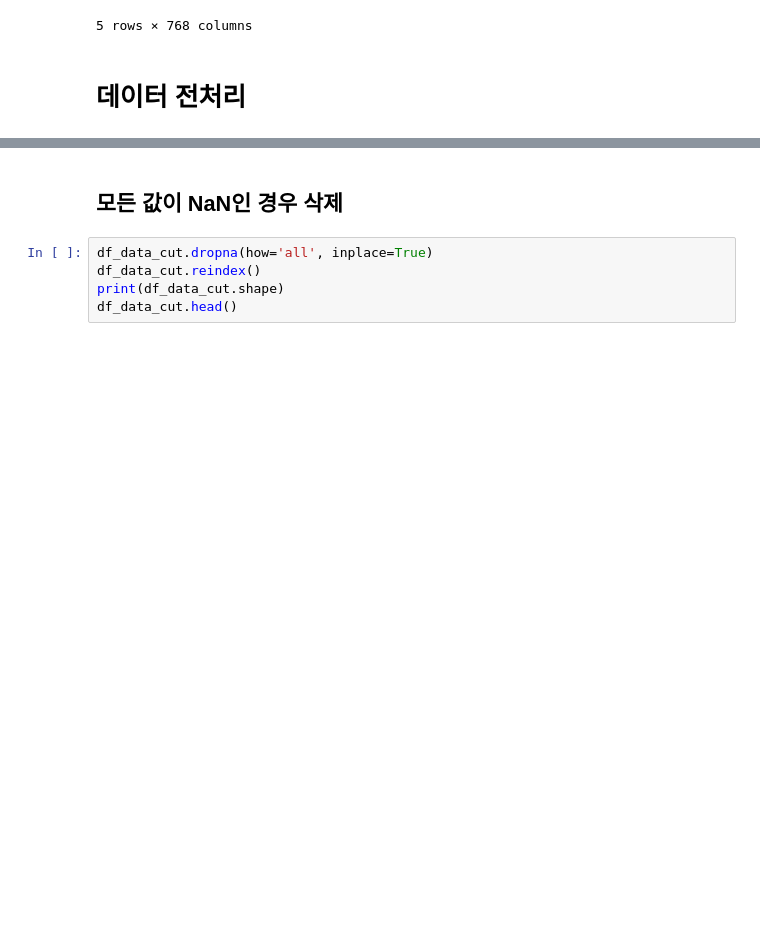
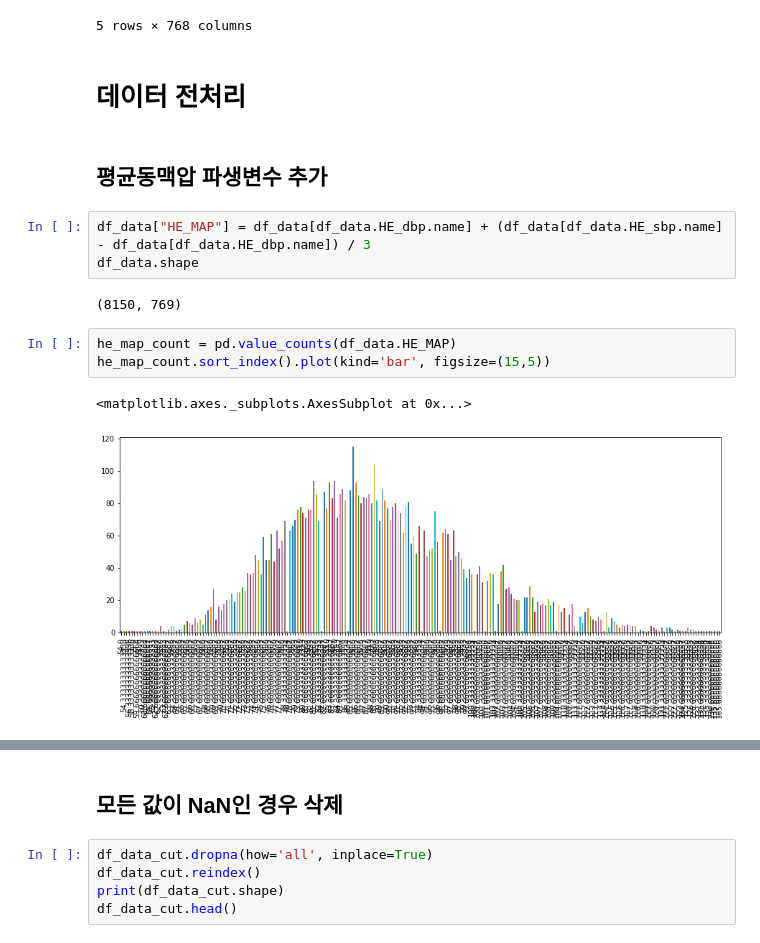
Before and after one commit to zoot0134/kdata_project_2018, a Jupyter notebook: DecisionTreeClassifier_to_pdf_accuracyRate_4(LEE).ipynb, the cells around one changed output, grey strips where cells are left out. Drawn from its saved outputs; the diff is of its cells as text; blank space fills up the shorter version.

```diff
--- a/DecisionTreeClassifier_to_pdf_accuracyRate_4(LEE).ipynb
+++ b/DecisionTreeClassifier_to_pdf_accuracyRate_4(LEE).ipynb
@@ -36,3 +36,16 @@ df_data.head()
 5 rows × 768 columns
 # %% [markdown]
 # 데이터 전처리
+# %% [markdown]
+## 평균동맥압 파생변수 추가
+# %%
+df_data["HE_MAP"] = df_data[df_data.HE_dbp.name] + (df_data[df_data.HE_sbp.name] - df_data[df_data.HE_dbp.name]) / 3
+df_data.shape
+# %% [output]
+(8150, 769)
+# %%
+he_map_count = pd.value_counts(df_data.HE_MAP)
+he_map_count.sort_index().plot(kind='bar', figsize=(15,5))
+# %% [output]
+<matplotlib.axes._subplots.AxesSubplot at 0x...>
+[figure, added]
```
Also changed, not shown: parts of 18 cells of this notebook.
